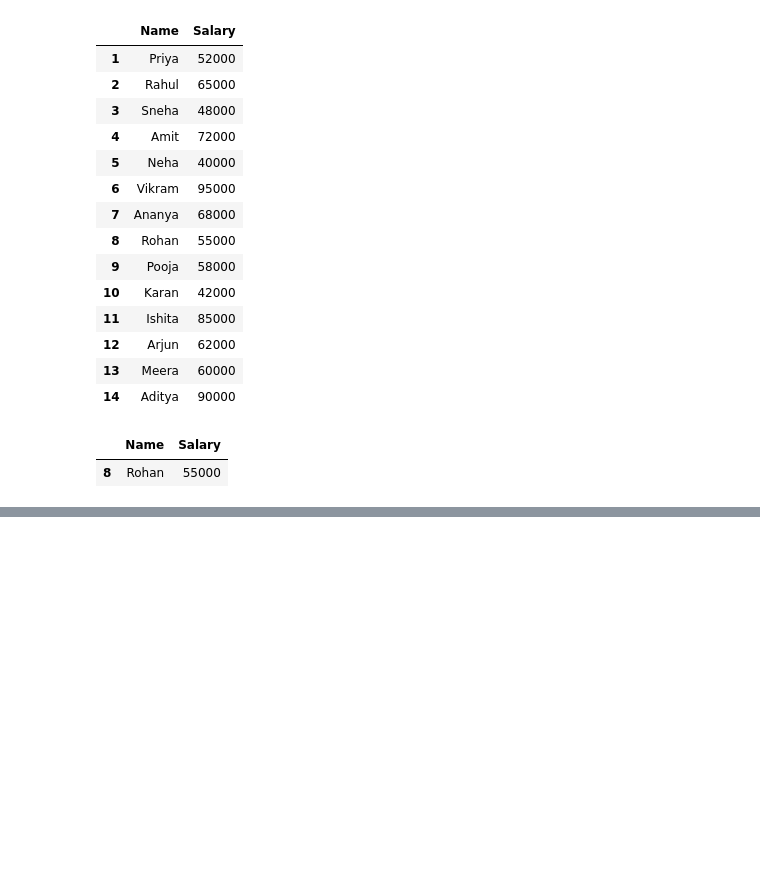
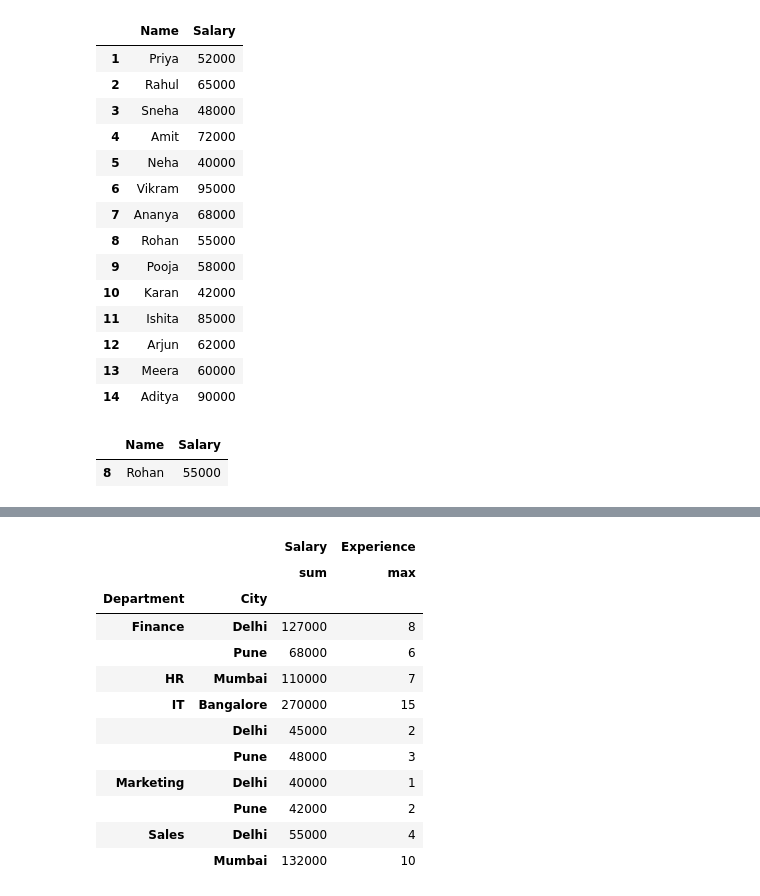
Before and after one commit to Mee-SUJAL/Employee-data-analysis, a Jupyter notebook: Employee_insights_citywise.ipynb, the cells around one changed output, grey strips where cells are left out. Saved outputs shown, nothing was run; the diff lists cells and outputs as text; code cells hidden in the pictures; blank space fills up the shorter version.

```diff
--- a/Employee_insights_citywise.ipynb
+++ b/Employee_insights_citywise.ipynb
@@ -67,0 +287,19 @@ df[(df['Salary']>50000) & (df['JoiningYear']>2020)][['Name','Salary']]
+# %%
+df.groupby(['Department','City']).agg({
+    'Salary': ['sum'],
+    'Experience':['max']
+})
+# %% [output]
+|  |  | Salary | Experience |
+|  |  | sum | max |
+| Department | City |  |  |
+| Finance | Delhi | 127000 | 8 |
+|  | Pune | 68000 | 6 |
+| HR | Mumbai | 110000 | 7 |
+| IT | Bangalore | 270000 | 15 |
+|  | Delhi | 45000 | 2 |
+|  | Pune | 48000 | 3 |
+| Marketing | Delhi | 40000 | 1 |
+|  | Pune | 42000 | 2 |
+| Sales | Delhi | 55000 | 4 |
+|  | Mumbai | 132000 | 10 |
```
Also changed, not shown: parts of 30 cells of this notebook.
